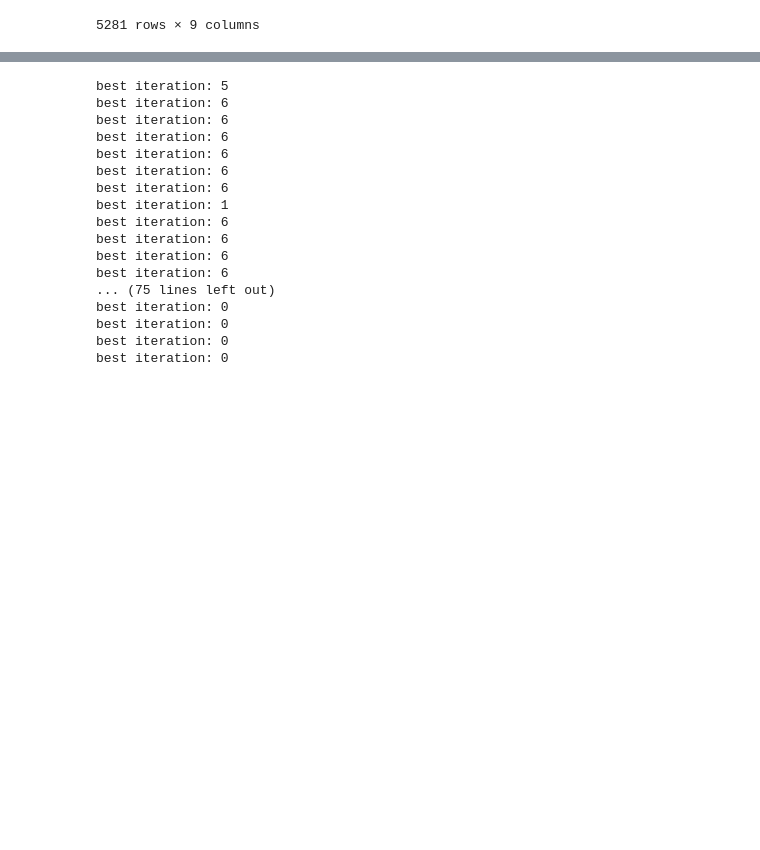
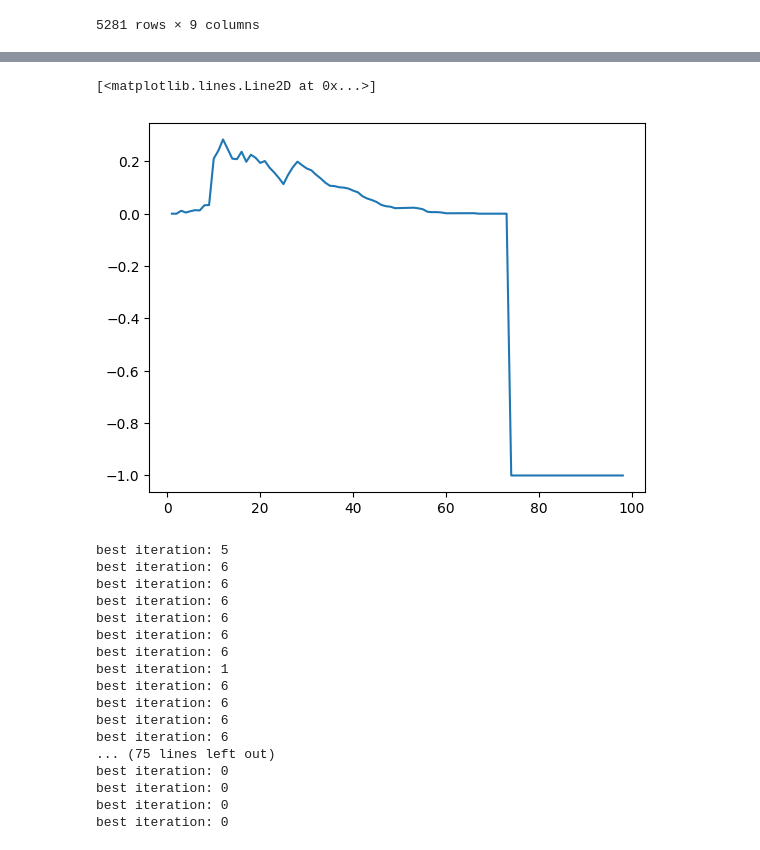
Before and after one commit to hiaac-finance/credit_pipeline, a Jupyter notebook: examples/Model_Pipeline_Functions_Pessoal_V22_LendigClub.ipynb, the cells around one changed output, grey strips where cells are left out. Drawn from its saved outputs; the diff is of its cells as text; code cells hidden in the pictures; blank space fills up the shorter version.

```diff
--- a/examples/Model_Pipeline_Functions_Pessoal_V22_LendigClub.ipynb
+++ b/examples/Model_Pipeline_Functions_Pessoal_V22_LendigClub.ipynb
@@ -312,0 +366,28 @@ X_rej = df_r.copy()
+# %%
+def knn_inputer(train_df, inputer_df, n_neighbors = 2):
+    from sklearn.impute import KNNImputer
+    index_list = inputer_df.index
+
+    KNN_imputer = KNNImputer(n_neighbors=n_neighbors)
+
+    KNN_imputer.fit(X_train_transformed)
+
+    #rearrange columns order in df_a to match df_r
+
+    new_column_order = list(X_train_transformed.columns)
+
+    inputer_df = inputer_df.reindex(columns=new_column_order)
+
+    inputer_df = KNN_imputer.transform(inputer_df)
+
+    # Convert the imputed data back to a pandas DataFrame
+    # This step assumes you want to keep the original column names from 'X_train'
+    inputer_df = pd.DataFrame(inputer_df, columns=train_df.columns)
+
+    # If 'X_train_transformed' was obtained from 'X_train' and you want to maintain the index as well
+    inputer_df.index = index_list
+
+    return inputer_df
+# %%
+X_train_transformed = benchmark[:-3].transform(X_train)
+X_rej_knn = knn_inputer(X_train_transformed, X_rej, 2)
@@ -323,0 +438,5 @@ models_dict.update(
+# %%
+plt.plot(data.keys(), data.values())
+# %% [output]
+[<matplotlib.lines.Line2D at 0x...>]
+[figure, added]
```
Also changed, not shown: parts of 11 cells of this notebook, 2 other files.
